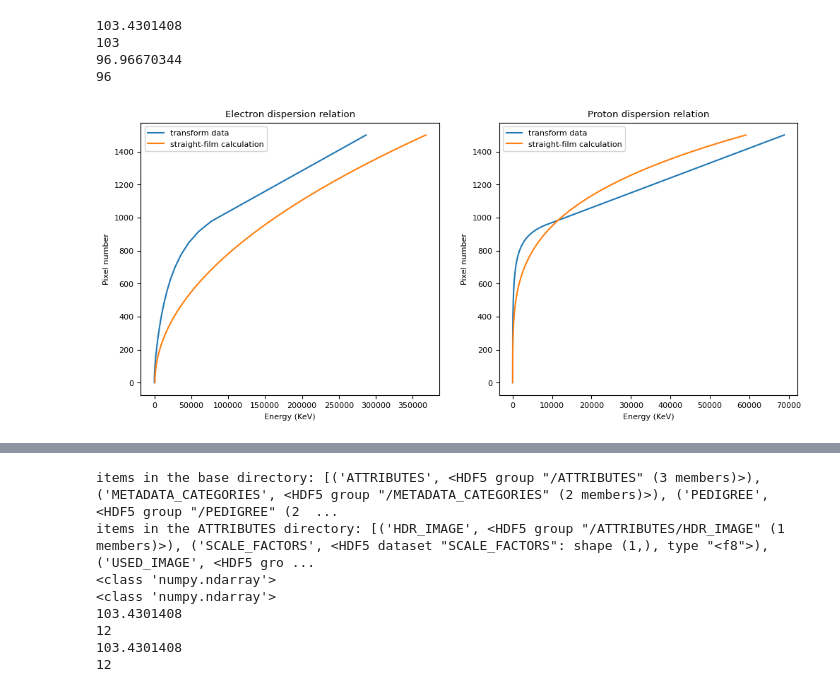
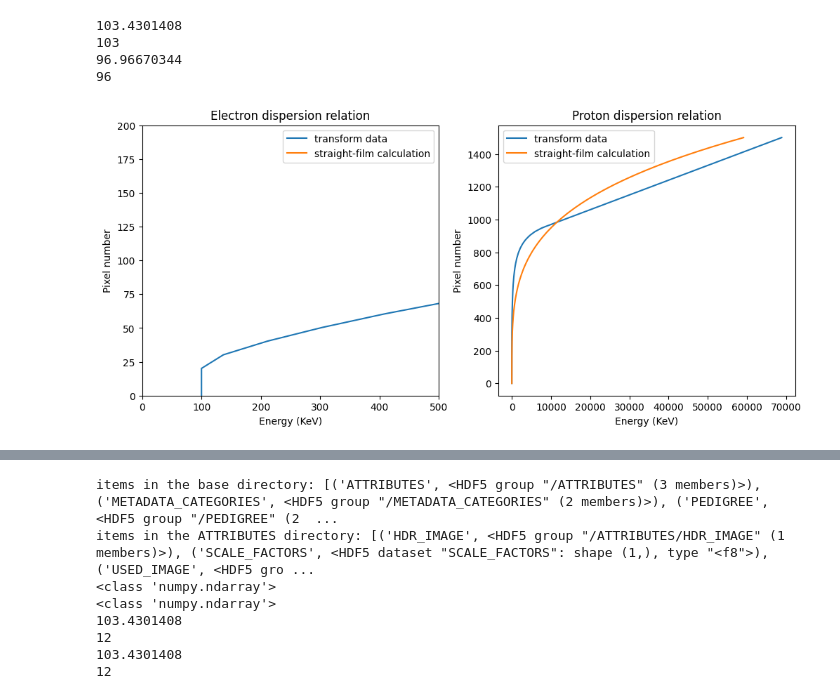
Before and after one commit to Schaeffer-Lab/Dec-2024-Shock-Data, a Jupyter notebook: NEPPS_HDR_Processing.ipynb, the cells around one changed output, grey strips where cells are left out. Saved outputs shown, nothing was run; the diff lists cells and outputs as text; code cells hidden in the pictures.

```diff
--- a/NEPPS_HDR_Processing.ipynb
+++ b/NEPPS_HDR_Processing.ipynb
@@ -99,34 +99,36 @@ r = 10
 
 x_axis = np.linspace(0,1500,150)
 
 
 fig, axs = plt.subplots(1, 2, figsize=(12, 5))
 
 axs[0].plot(transform_electron_axis(x_axis,10),x_axis,label='transform data')
 axs[0].plot(theoretical_dispersion_relativistic_e((1/10000)*x_axis,0.0,0.008**2),x_axis,label='straight-film calculation')
 axs[0].set_xlabel("Energy (KeV)")
+axs[0].set_xlim(0,500)
+axs[0].set_ylim(0,200)
 axs[0].set_ylabel("Pixel number")
 axs[0].set_title("Electron dispersion relation")
 axs[0].legend()
 
 axs[1].plot(transform_proton_axis(x_axis,10),x_axis,label='transform data')
 axs[1].plot(theoretical_dispersion_relativistic_p((1/10000)*x_axis,0.001,0.012**2),x_axis,label='straight-film calculation')
 axs[1].set_xlabel("Energy (KeV)")
 axs[1].set_ylabel("Pixel number")
 axs[1].set_title("Proton dispersion relation")
 axs[1].legend()
 
 ther_, pcov_ = curve_fit(theoretical_dispersion, energy_data_electrons[:,1], energy_data_electrons[:,0], p0=[0.0028,5])
 
 energy = theoretical_dispersion((1/10)*x_axis, ther_[0], ther_[1])
 
 #axs[0].plot(energy,x_axis)
 # %% [output]
 103.4301408
 103
 96.96670344
 96
-[figure, old version]
+[figure, new version]
 # %%
 Proton_PSL_data = np.loadtxt('Proton_PSL_linylinx.txt', delimiter=',', skiprows=1)
 Proton_PSL_data_low = np.loadtxt('Proton_PSL_low.txt', delimiter=',', skiprows=1)
```
Also changed, not shown: parts of 19 cells of this notebook, 4 other files.
